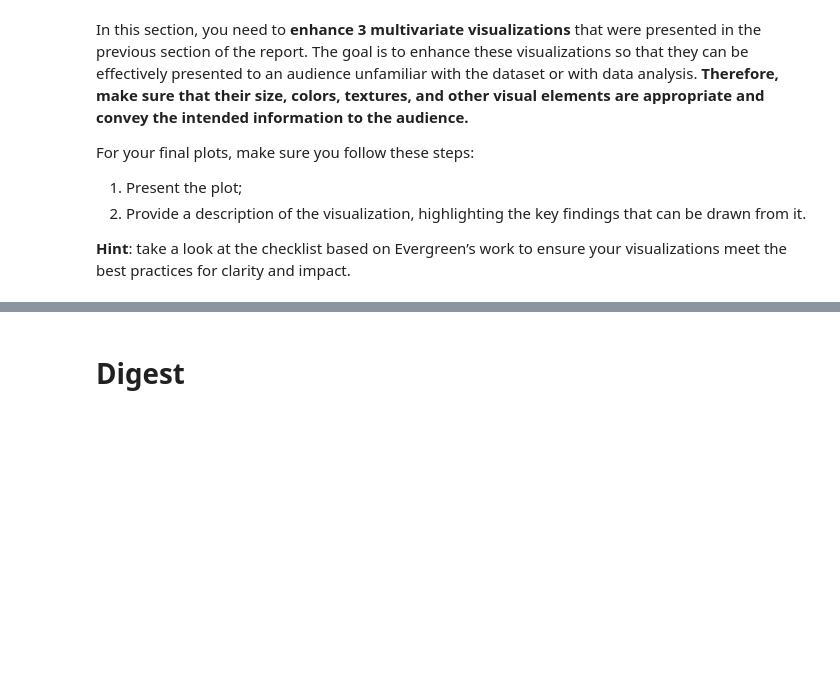
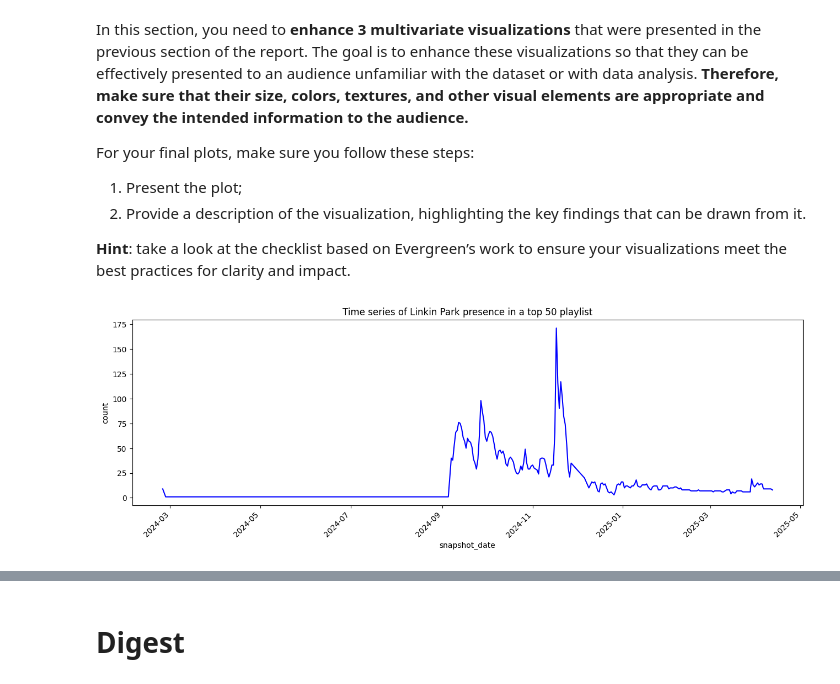
Before and after one commit to Henrick1/Projeto-Data-Science, a Jupyter notebook: ProjetoDataScience.ipynb, the cells around one changed output, grey strips where cells are left out. Saved outputs shown, nothing was run; the diff lists cells and outputs as text; code cells hidden in the pictures; blank space fills up the shorter version.

```diff
--- a/ProjetoDataScience.ipynb
+++ b/ProjetoDataScience.ipynb
@@ -1310,0 +1386,21 @@ For your final plots, make sure you follow these steps:
+# %%
+# data only of linkin park
+lp = df[df['artists']=='Linkin Park']
+lp['snapshot_date'].min()
+# data only of linkin park
+lp = df[df['artists']=='Linkin Park']
+# transform the 'snapshot_date' to date
+lp.loc[:,'snapshot_date'] = pd.to_datetime(lp['snapshot_date'],format="%Y-%m-%d")
+# time series
+songs_per_date = lp['snapshot_date'].value_counts()
+df_songs_per_date = pd.DataFrame(songs_per_date).sort_values(by='snapshot_date')
+
+colors = ["blue", "orange"]
+
+# plot
+sns.lineplot(data=df_songs_per_date, x='snapshot_date', y='count', color=colors[0])
+plt.title('Time series of Linkin Park presence in a top 50 playlist')
+plt.xticks(rotation=45, ha='right')
+plt.subplots_adjust(top=0.9, left=0.1, right=2, bottom=0.2)
+# %% [output]
+[figure, added]
```
Also changed, not shown: parts of 13 cells of this notebook.
